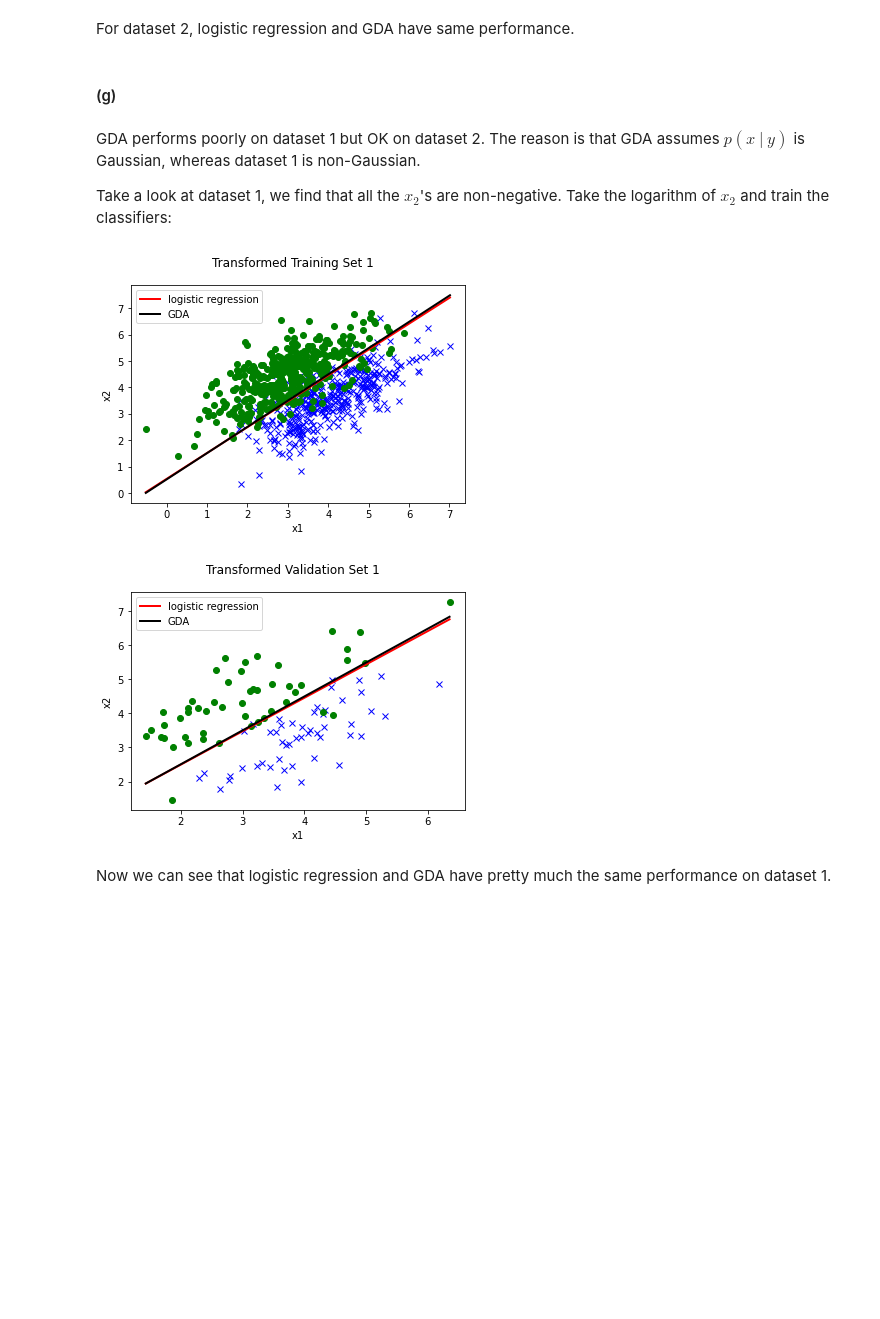
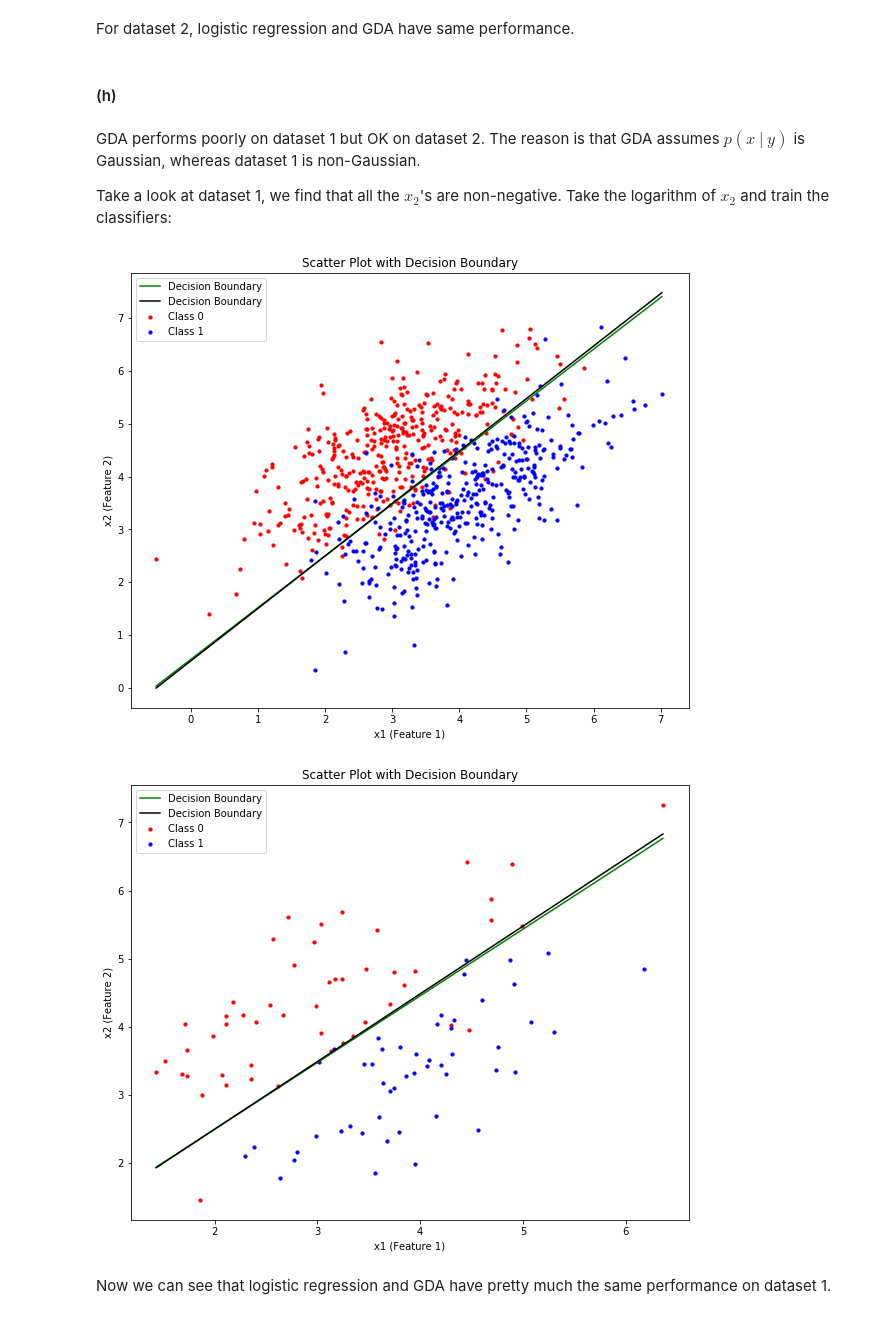
Before and after one commit to tengyulin/LearnCS229_2018, a Jupyter notebook: problem-sets/PS1/PS1-1 Linear Classifiers (logistic regression and GDA).ipynb, the cells around one changed output. Drawn from its saved outputs; the diff is of its cells as text; code cells hidden in the pictures; blank space fills up the shorter version.

```diff
--- a/problem-sets/PS1/PS1-1 Linear Classifiers (logistic regression and GDA).ipynb
+++ b/problem-sets/PS1/PS1-1 Linear Classifiers (logistic regression and GDA).ipynb
@@ -249,6 +250,7 @@ def plot_with_decision_boundary(X, y, theta):
     plt.ylabel('x2 (Feature 2)')
     plt.legend()
     plt.title('Scatter Plot with Decision Boundary')
+    plt.ylim(X[:,2].min()-50, X[:,2].max()+50)
     plt.show()
 # %%
 plot_with_decision_boundary(X_train, y_train, log_reg.theta)
@@ -427,2 +407,23 @@ def plot(x, y, theta_1, legend_1=None, theta_2=None, legend_2=None, title=None,
+# %%
+def plot_with_decision_boundary(X, y, theta1, theta2):
+
+    # now input without intercept term
+    plt.figure(figsize=(10, 8))
+    plt.scatter(X[y == 0, 0], X[y == 0, 1], s=10, color='red', label='Class 0')  # Class 0 points
+    plt.scatter(X[y == 1, 0], X[y == 1, 1], s=10, color='blue', label='Class 1')  # Class 1 points
+
+    # Decision boundary
+    x1_range = np.linspace(X[:, 0].min(), X[:, 0].max(), 100)  # Range of x1
+    boundary1 = -(theta1[0] + theta1[1] * x1_range) / theta1[2]  # Solve for x2
+    plt.plot(x1_range, boundary1, color='green', label='Decision Boundary')
+    boundary2 = -(theta2[0] + theta2[1] * x1_range) / theta2[2]  # Solve for x2
+    plt.plot(x1_range, boundary2, color='black', label='Decision Boundary')
+
+    plt.xlabel('x1 (Feature 1)')
+    plt.ylabel('x2 (Feature 2)')
+    plt.legend()
+    plt.title('Scatter Plot with Decision Boundary')
+    #plt.ylim(X[:,1].min()-50, X[:,1].max()+50)
+    plt.show()
 # %% [markdown]
 Load dataset 1 and drop the "$x_0 = 1$" convention:
@@ -469,33 +467,31 @@ plot(x_valid, y_valid, theta_1=log_reg.theta, legend_1='logistic regression', th
 # %% [markdown]
 For dataset 2, logistic regression and GDA have same performance.
 # %% [markdown]
-#### (g)
+#### (h)
 # %% [markdown]
 GDA performs poorly on dataset 1 but OK on dataset 2. The reason is that GDA assumes $p(x \ \vert \ y)$ is Gaussian, whereas dataset 1 is non-Gaussian.
 
 Take a look at dataset 1, we find that all the $x_2$'s are non-negative. Take the logarithm of $x_2$ and train the classifiers:
 # %%
-x_train, y_train = util.load_dataset(ds1_training_set_path)
-x_valid, y_valid = util.load_dataset(ds1_valid_set_path)
-transformed_x_train = np.stack((x_train[:,0], np.log(x_train[:,1])), axis=1)
-transformed_x_valid = np.stack((x_valid[:,0], np.log(x_valid[:,1])), axis=1)
+X_train, y_train = prepare_input(d1_train, intercept=False)
+X_valid, y_valid = prepare_input(d1_valid, intercept=False)
+transformed_x_train = np.stack((X_train[:,0], np.log(X_train[:,1])), axis=1)
+transformed_x_valid = np.stack((X_valid[:,0], np.log(X_valid[:,1])), axis=1)
 
 # Train logistic regression
-transformed_x_train_with_intercept = util.add_intercept(transformed_x_train)
+intercept = np.ones((transformed_x_train.shape[0], 1))
+transformed_x_train_with_intercept = np.hstack((intercept, transformed_x_train))
 log_reg = LogisticRegression()
 log_reg.fit(transformed_x_train_with_intercept, y_train)
 
 # Train GDA
 gda = GDA()
 gda.fit(transformed_x_train, y_train)
 
-# Plot decision boundaries on training set 1
-plot(transformed_x_train, y_train, theta_1=log_reg.theta, legend_1='logistic regression', theta_2=gda.theta, legend_2='GDA', title='Transformed Training Set 1')
-
-# Plot decision boundaries on validation set 1
-plot(transformed_x_valid, y_valid, theta_1=log_reg.theta, legend_1='logistic regression', theta_2=gda.theta, legend_2='GDA', title='Transformed Validation Set 1')
+plot_with_decision_boundary(transformed_x_train, y_train, log_reg.theta, gda.theta)
+plot_with_decision_boundary(transformed_x_valid, y_valid, log_reg.theta, gda.theta)
 # %% [output]
-[figure, old version]
+[figure, new version]
-[figure, old version]
+[figure, new version]
 # %% [markdown]
 Now we can see that logistic regression and GDA have pretty much the same performance on dataset 1.
```
Also changed, not shown: parts of 13 cells of this notebook.
